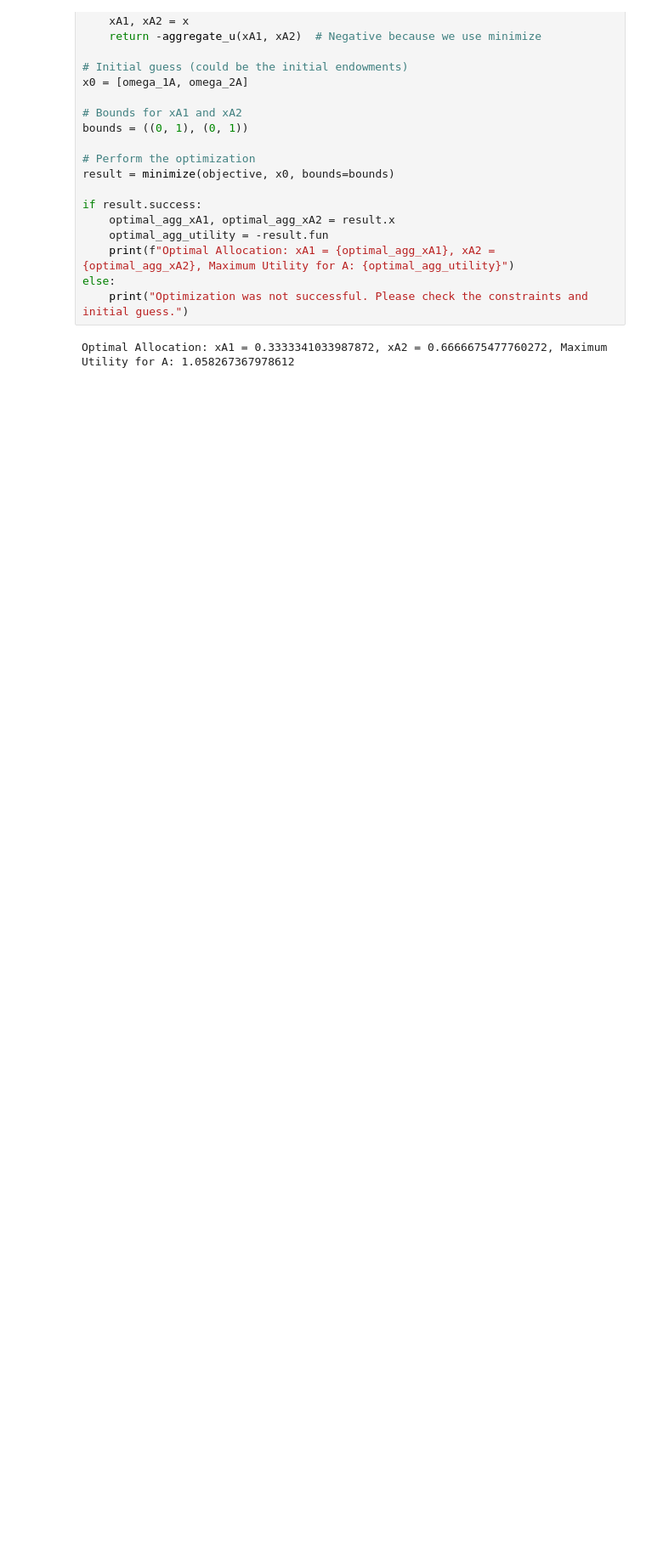
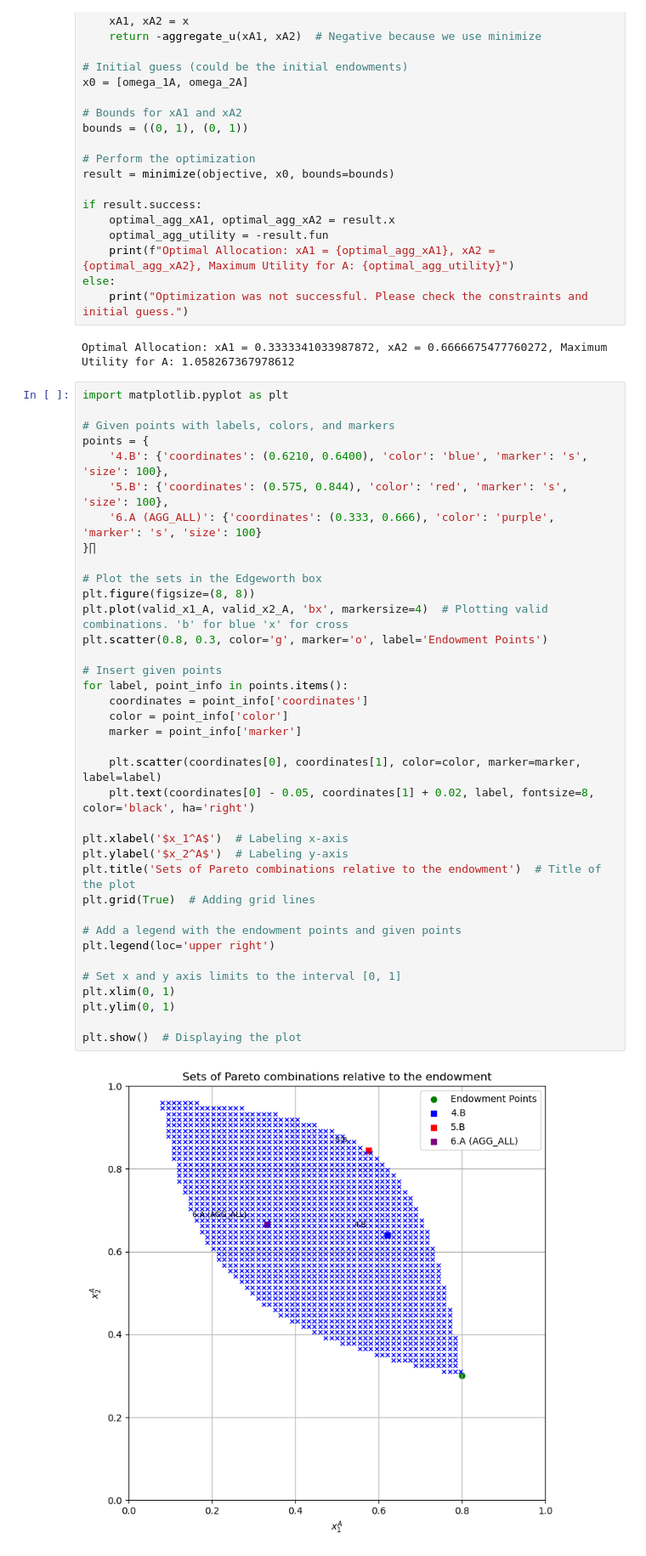
Before and after one commit to NumEconCopenhagen/projects-2024-peterjakobgustav, a Jupyter notebook: inauguralproject/inauguralproject.ipynb, the cells around one changed output. Shown at 85% size. Drawn from its saved outputs; the diff is of its cells as text; blank space fills up the shorter version.

```diff
--- a/inauguralproject/inauguralproject.ipynb
+++ b/inauguralproject/inauguralproject.ipynb
@@ -371,3 +371,42 @@ else:
     print("Optimization was not successful. Please check the constraints and initial guess.")
 # %% [output]
 Optimal Allocation: xA1 = 0.3333341033987872, xA2 = 0.6666675477760272, Maximum Utility for A: 1.058267367978612
+# %%
+import matplotlib.pyplot as plt
+
+# Given points with labels, colors, and markers
+points = {
+    '4.B': {'coordinates': (0.6210, 0.6400), 'color': 'blue', 'marker': 's', 'size': 100},
+    '5.B': {'coordinates': (0.575, 0.844), 'color': 'red', 'marker': 's', 'size': 100},
+    '6.A (AGG_ALL)': {'coordinates': (0.333, 0.666), 'color': 'purple', 'marker': 's', 'size': 100}
+}∏
+
+# Plot the sets in the Edgeworth box
+plt.figure(figsize=(8, 8))
+plt.plot(valid_x1_A, valid_x2_A, 'bx', markersize=4)  # Plotting valid combinations. 'b' for blue 'x' for cross
+plt.scatter(0.8, 0.3, color='g', marker='o', label='Endowment Points')
+
+# Insert given points
+for label, point_info in points.items():
+    coordinates = point_info['coordinates']
+    color = point_info['color']
+    marker = point_info['marker']
+
+    plt.scatter(coordinates[0], coordinates[1], color=color, marker=marker, label=label)
+    plt.text(coordinates[0] - 0.05, coordinates[1] + 0.02, label, fontsize=8, color='black', ha='right')
+
+plt.xlabel('$x_1^A$')  # Labeling x-axis
+plt.ylabel('$x_2^A$')  # Labeling y-axis
+plt.title('Sets of Pareto combinations relative to the endowment')  # Title of the plot
+plt.grid(True)  # Adding grid lines
+
+# Add a legend with the endowment points and given points
+plt.legend(loc='upper right')
+
+# Set x and y axis limits to the interval [0, 1]
+plt.xlim(0, 1)
+plt.ylim(0, 1)
+
+plt.show()  # Displaying the plot
+# %% [output]
+[figure, added]
```
